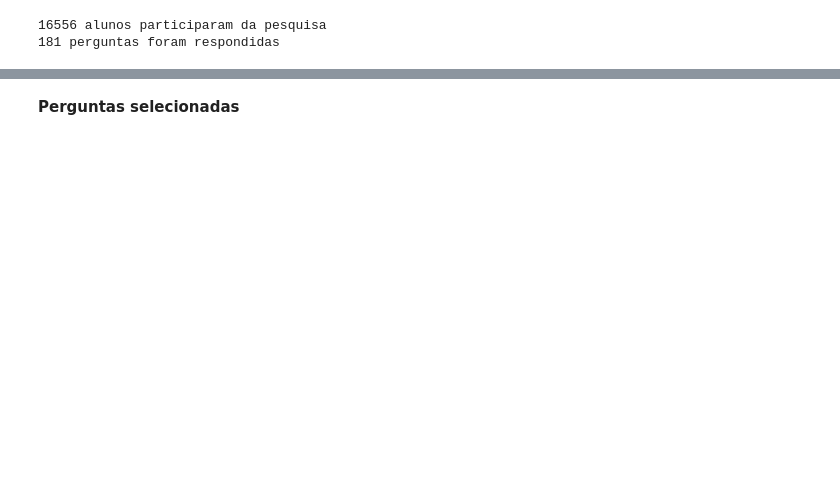
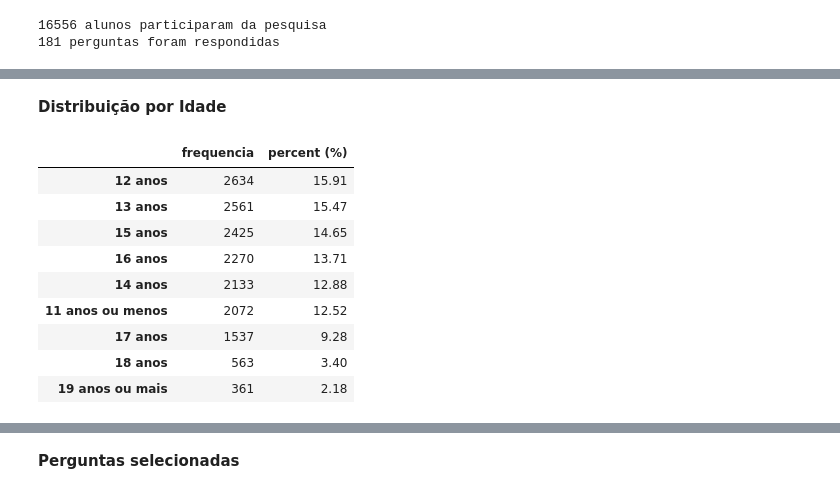
Before and after one commit to KPxto/bootcamp-alura, a Jupyter notebook: modulo_03/Projeto Modulo 3.ipynb, the cells around one changed output, grey strips where cells are left out. Saved outputs shown, nothing was run; the diff lists cells and outputs as text; code cells hidden in the pictures; blank space fills up the shorter version.

```diff
--- a/modulo_03/Projeto Modulo 3.ipynb
+++ b/modulo_03/Projeto Modulo 3.ipynb
@@ -143,0 +243,15 @@ print(f'{dados.shape[0]} alunos participaram da pesquisa \n{dados.shape[1]} perg
+# %% [markdown]
+**Distribuição por Idade**
+# %%
+tab_freq('VB01003')
+# %% [output]
+|  | frequencia | percent (%) |
+| 12 anos | 2634 | 15.91 |
+| 13 anos | 2561 | 15.47 |
+| 15 anos | 2425 | 14.65 |
+| 16 anos | 2270 | 13.71 |
+| 14 anos | 2133 | 12.88 |
+| 11 anos ou menos | 2072 | 12.52 |
+| 17 anos | 1537 | 9.28 |
+| 18 anos | 563 | 3.40 |
+| 19 anos ou mais | 361 | 2.18 |
```
Also changed, not shown: parts of 46 cells of this notebook, 1 other file.
